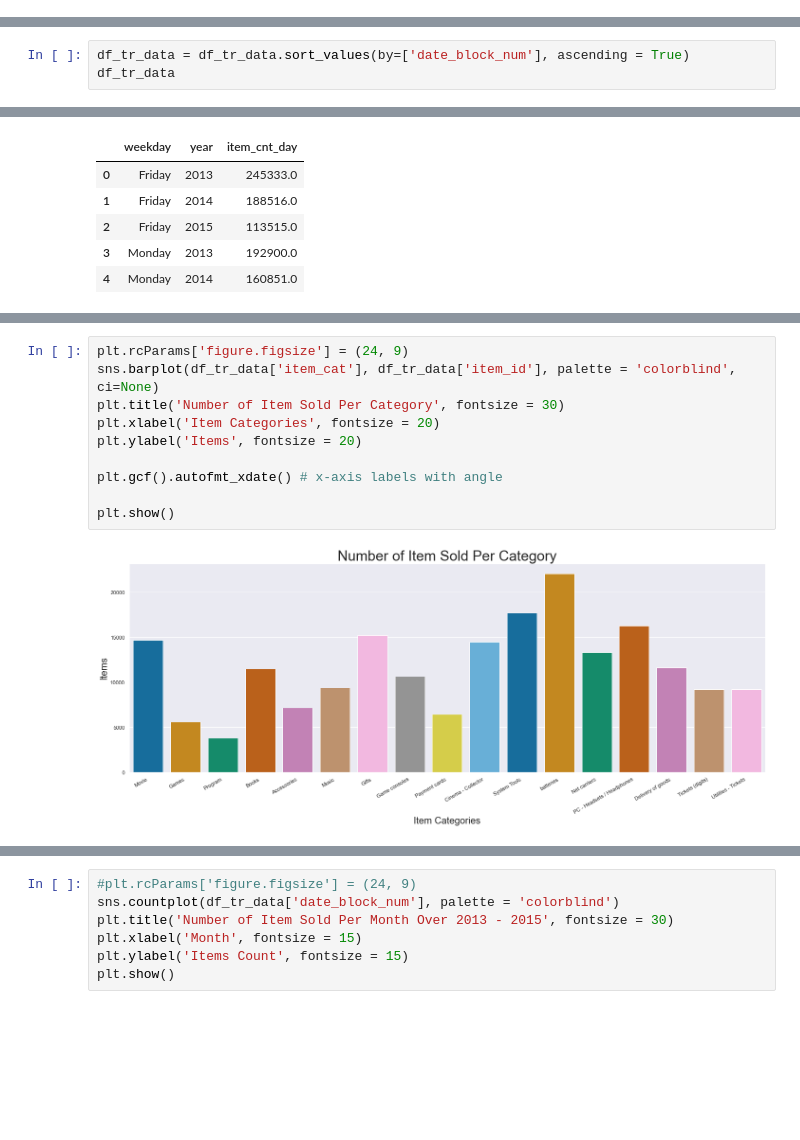
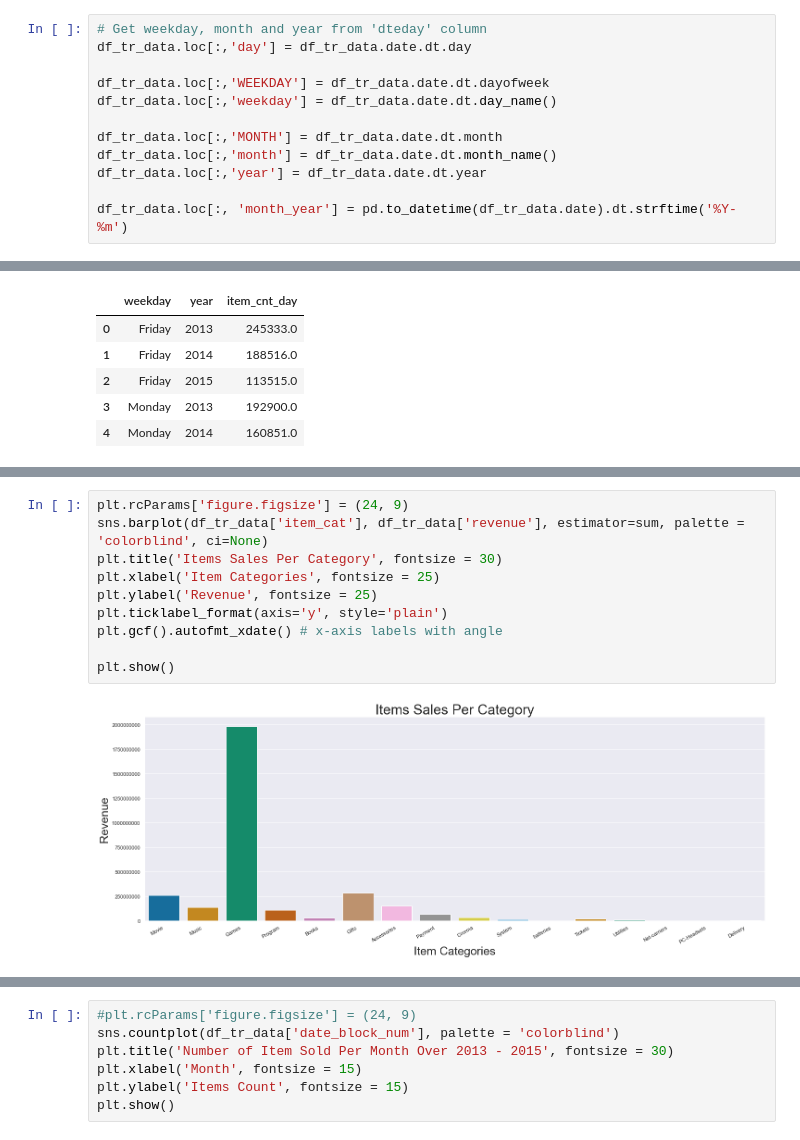
Before and after one commit to SabeehRaza-DS/FutureSales_Project, a Jupyter notebook: sales_prediction.ipynb, the cells around one changed output, grey strips where cells are left out. Saved outputs shown, nothing was run; the diff lists cells and outputs as text; blank space fills up the shorter version.

```diff
--- a/sales_prediction.ipynb
+++ b/sales_prediction.ipynb
@@ -331,2 +206,14 @@ dtype: int64
+# %%
+# Get weekday, month and year from 'dteday' column
+df_tr_data.loc[:,'day'] = df_tr_data.date.dt.day
+
+df_tr_data.loc[:,'WEEKDAY'] = df_tr_data.date.dt.dayofweek
+df_tr_data.loc[:,'weekday'] = df_tr_data.date.dt.day_name()
+
+df_tr_data.loc[:,'MONTH'] = df_tr_data.date.dt.month
+df_tr_data.loc[:,'month'] = df_tr_data.date.dt.month_name()
+df_tr_data.loc[:,'year'] = df_tr_data.date.dt.year
+
+df_tr_data.loc[:, 'month_year'] = pd.to_datetime(df_tr_data.date).dt.strftime('%Y-%m')
 # %%
 df_tr_data.dtypes
@@ -378,3 +219,0 @@ df_tr_data.loc[:,'year'] = df_tr_data.date.dt.year
-# %%
-df_tr_data = df_tr_data.sort_values(by=['date_block_num'], ascending = True)
-df_tr_data
@@ -574,12 +349,12 @@ plt.tick_params(labelsize=13)
 # %%
 plt.rcParams['figure.figsize'] = (24, 9)
-sns.barplot(df_tr_data['item_cat'], df_tr_data['item_id'], palette = 'colorblind', ci=None)
-plt.title('Number of Item Sold Per Category', fontsize = 30)
-plt.xlabel('Item Categories', fontsize = 20)
-plt.ylabel('Items', fontsize = 20)
-
+sns.barplot(df_tr_data['item_cat'], df_tr_data['revenue'], estimator=sum, palette = 'colorblind', ci=None)
+plt.title('Items Sales Per Category', fontsize = 30)
+plt.xlabel('Item Categories', fontsize = 25)
+plt.ylabel('Revenue', fontsize = 25)
+plt.ticklabel_format(axis='y', style='plain')
 plt.gcf().autofmt_xdate() # x-axis labels with angle
 
 plt.show()
 # %% [output]
-[figure, old version]
+[figure, new version]
```
Also changed, not shown: parts of 40 cells of this notebook, 1 other file.
